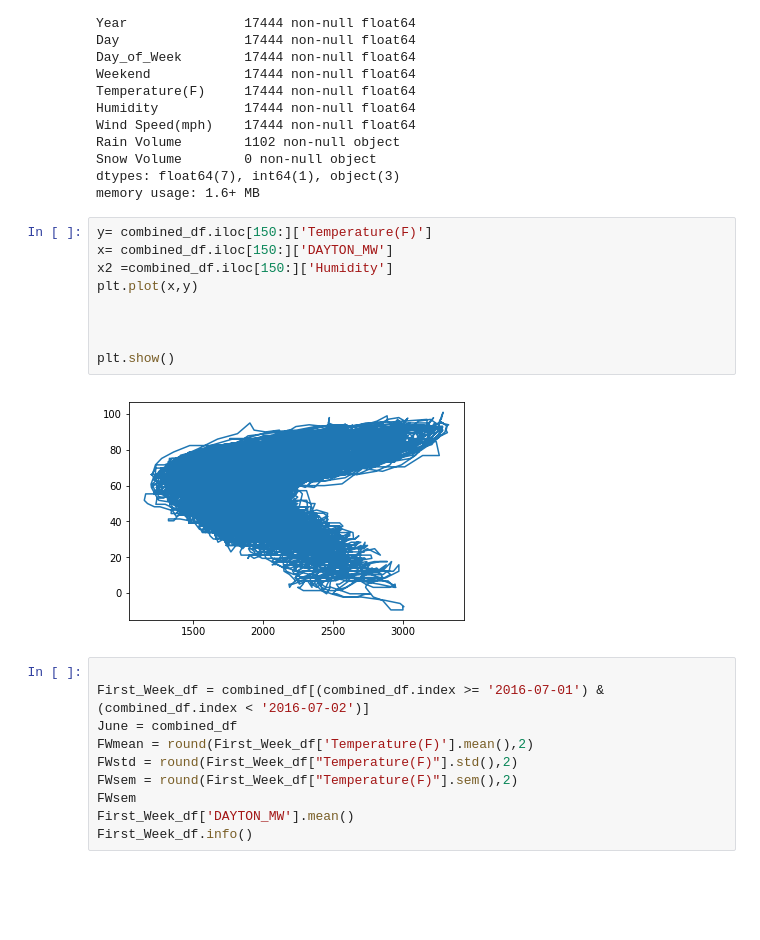
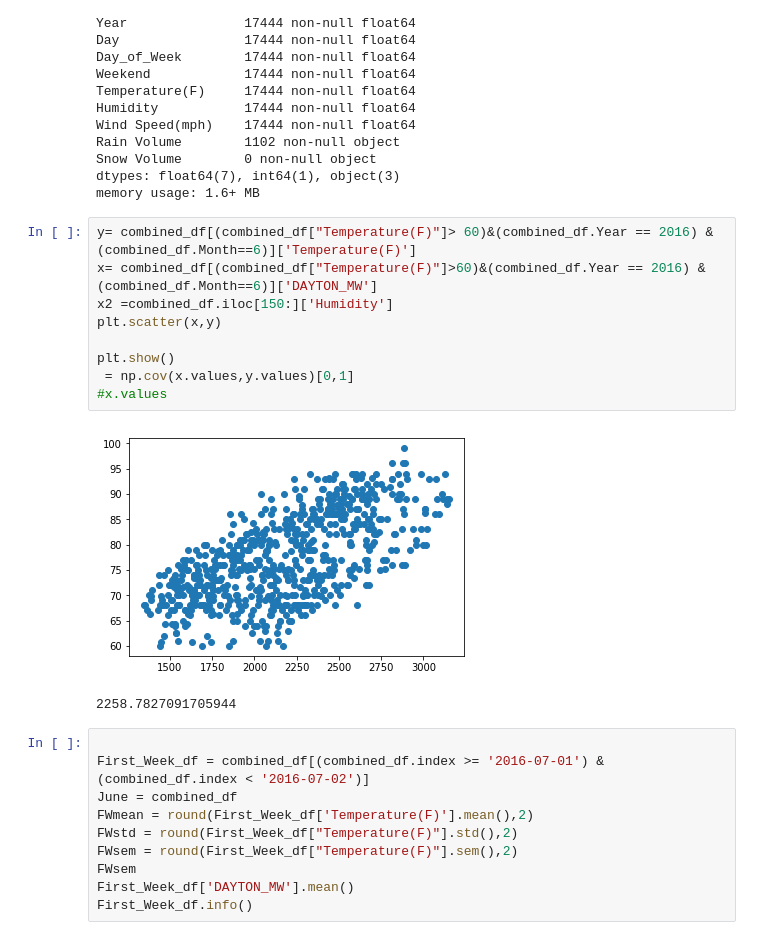
Before and after one commit to Pconstan/Data_Group_1, a Jupyter notebook: DPL_Scratch.ipynb, the cells around one changed output. Drawn from its saved outputs; the diff is of its cells as text; blank space fills up the shorter version.

```diff
--- a/DPL_Scratch.ipynb
+++ b/DPL_Scratch.ipynb
@@ -216,16 +219,17 @@ Snow Volume        0 non-null object
 dtypes: float64(7), int64(1), object(3)
 memory usage: 1.6+ MB
 # %%
-y= combined_df.iloc[150:]['Temperature(F)']
-x= combined_df.iloc[150:]['DAYTON_MW']
+y= combined_df[(combined_df["Temperature(F)"]> 60)&(combined_df.Year == 2016) & (combined_df.Month==6)]['Temperature(F)']
+x= combined_df[(combined_df["Temperature(F)"]>60)&(combined_df.Year == 2016) & (combined_df.Month==6)]['DAYTON_MW']
 x2 =combined_df.iloc[150:]['Humidity']
-plt.plot(x,y)
-
-
+plt.scatter(x,y)
 
 plt.show()
+ = np.cov(x.values,y.values)[0,1]
+#x.values
 # %% [output]
-[figure, old version]
+[figure, new version]
+2258.7827091705944
 # %%
 
 First_Week_df = combined_df[(combined_df.index >= '2016-07-01') & (combined_df.index < '2016-07-02')]
```
Also changed, not shown: parts of 2 cells of this notebook.
